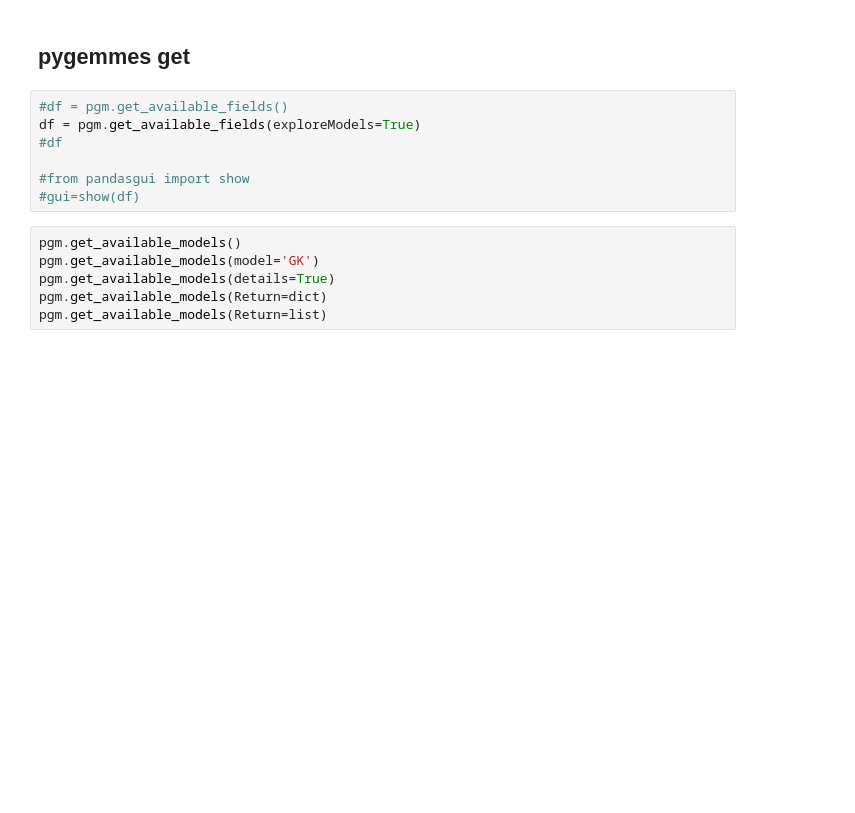
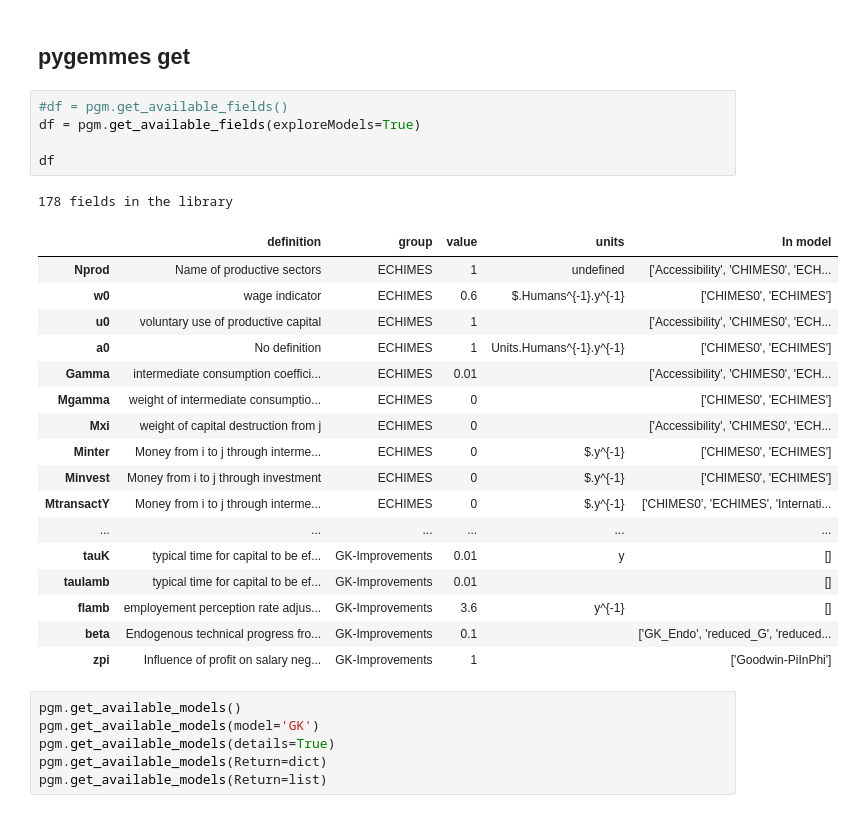
Before and after one commit to DaluS/CHIMES, a Jupyter notebook: doc/TUTORIALS/PandasTisation.ipynb, the cells around one changed output. Saved outputs shown, nothing was run; the diff lists cells and outputs as text; blank space fills up the shorter version.

```diff
--- a/doc/TUTORIALS/PandasTisation.ipynb
+++ b/doc/TUTORIALS/PandasTisation.ipynb
@@ -34,10 +44,27 @@ Exception: The model you asked, GK, cannot be found. Found models are
 # %%
 #df = pgm.get_available_fields()
 df = pgm.get_available_fields(exploreModels=True)
-#df
 
-#from pandasgui import show
-#gui=show(df)
+df
+# %% [output]
+178 fields in the library
+|  | definition | group | value | units | In model |
+| Nprod | Name of productive sectors | ECHIMES | 1 | undefined | ['Accessibility', 'CHIMES0', 'ECH... |
+| w0 | wage indicator | ECHIMES | 0.6 | $.Humans^{-1}.y^{-1} | ['CHIMES0', 'ECHIMES'] |
+| u0 | voluntary use of productive capital | ECHIMES | 1 |  | ['Accessibility', 'CHIMES0', 'ECH... |
+| a0 | No definition | ECHIMES | 1 | Units.Humans^{-1}.y^{-1} | ['CHIMES0', 'ECHIMES'] |
+| Gamma | intermediate consumption coeffici... | ECHIMES | 0.01 |  | ['Accessibility', 'CHIMES0', 'ECH... |
+| Mgamma | weight of intermediate consumptio... | ECHIMES | 0 |  | ['CHIMES0', 'ECHIMES'] |
+| Mxi | weight of capital destruction from j | ECHIMES | 0 |  | ['Accessibility', 'CHIMES0', 'ECH... |
+| Minter | Money from i to j through interme... | ECHIMES | 0 | $.y^{-1} | ['CHIMES0', 'ECHIMES'] |
+| Minvest | Money from i to j through investment | ECHIMES | 0 | $.y^{-1} | ['CHIMES0', 'ECHIMES'] |
+| MtransactY | Money from i to j through interme... | ECHIMES | 0 | $.y^{-1} | ['CHIMES0', 'ECHIMES', 'Internati... |
+| ... | ... | ... | ... | ... | ... |
+| tauK | typical time for capital to be ef... | GK-Improvements | 0.01 | y | [] |
+| taulamb | typical time for capital to be ef... | GK-Improvements | 0.01 |  | [] |
+| flamb | employement perception rate adjus... | GK-Improvements | 3.6 | y^{-1} | [] |
+| beta | Endogenous technical progress fro... | GK-Improvements | 0.1 |  | ['GK_Endo', 'reduced_G', 'reduced... |
+| zpi | Influence of profit on salary neg... | GK-Improvements | 1 |  | ['Goodwin-PiInPhi'] |
 # %%
 pgm.get_available_models()
 pgm.get_available_models(model='GK')
```
Also changed, not shown: parts of 2 cells of this notebook, 6 other files.
